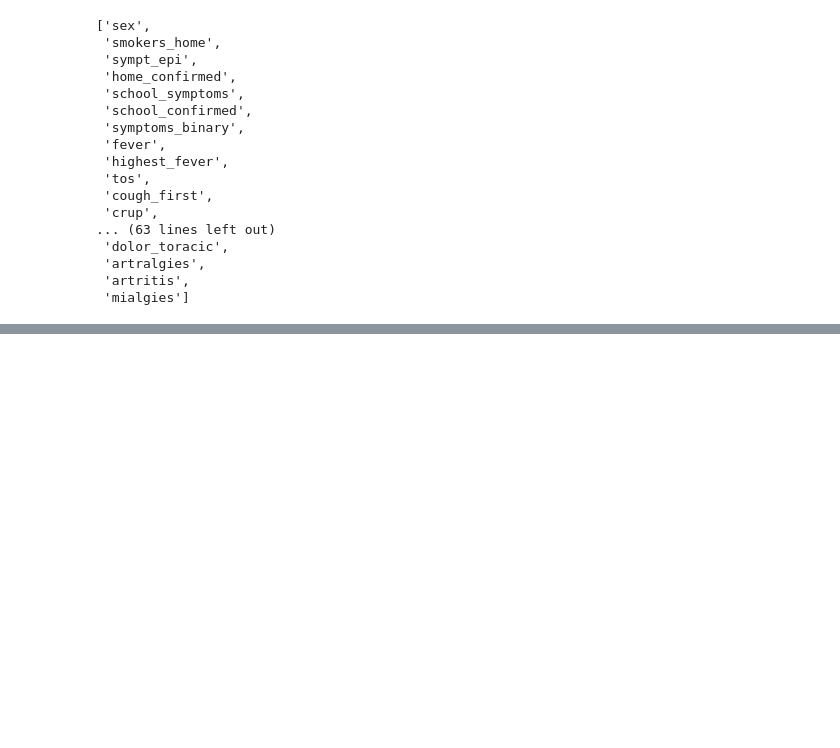
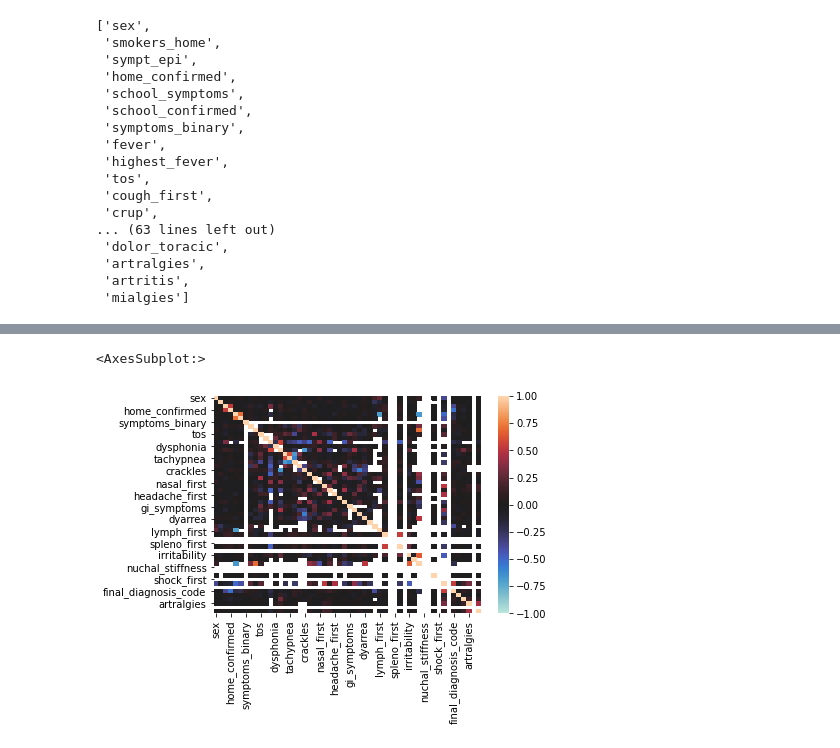
Before and after one commit to gfelis/BitsXLaMarato, a Jupyter notebook: main.ipynb, the cells around one changed output, grey strips where cells are left out. Drawn from its saved outputs; the diff is of its cells as text; code cells hidden in the pictures; blank space fills up the shorter version.

```diff
--- a/main.ipynb
+++ b/main.ipynb
@@ -410,0 +435,12 @@ defaultdict(<function __main__.<lambda>()>,
+# %%
+df = df.drop('odynophagia_first', axis = 1)
+df = df.drop('dyspnea_first', axis = 1)
+df = df.drop('vomiting', axis = 1)
+df = df.drop('sero_response', axis = 1)
+# %%
+df = df.drop('skin_first', axis = 1)
+df = df.drop('seizures', axis = 1)
+# %%
+df = df.drop('cough_first', axis = 1)
+df = df.drop('fatigue_first', axis = 1)
+df = df.drop('conj_first', axis = 1)
@@ -410,0 +473,3 @@ defaultdict(<function __main__.<lambda>()>,
+# %%
+df = df.drop('inflam_oral', axis = 1)
+df = df.drop('irritability_first', axis = 1)
@@ -410,0 +522,6 @@ defaultdict(<function __main__.<lambda>()>,
+# %%
+import seaborn as sns
+sns.heatmap(df.corr(), vmin=-1, vmax=1, center= 0)
+# %% [output]
+<AxesSubplot:>
+[figure, added]
```
Also changed, not shown: parts of 20 cells of this notebook.
